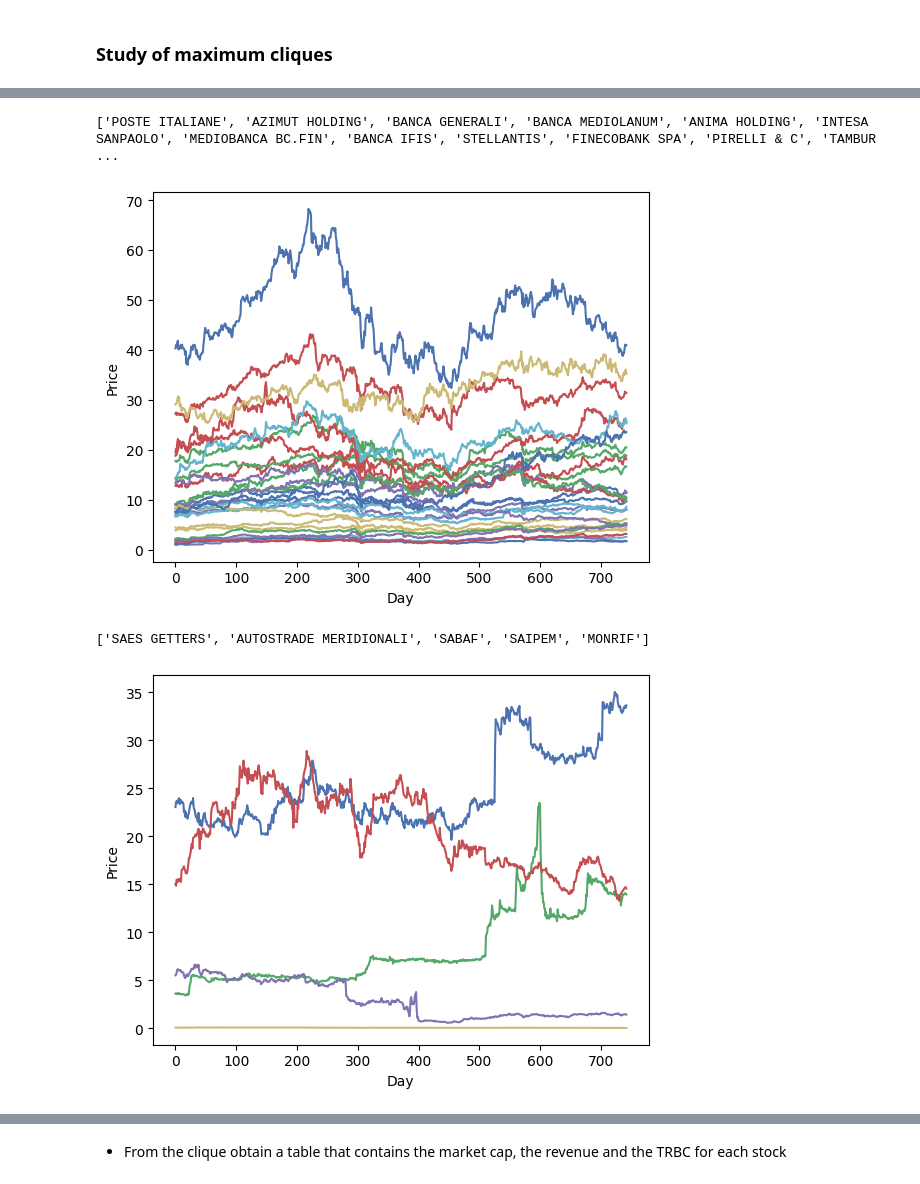
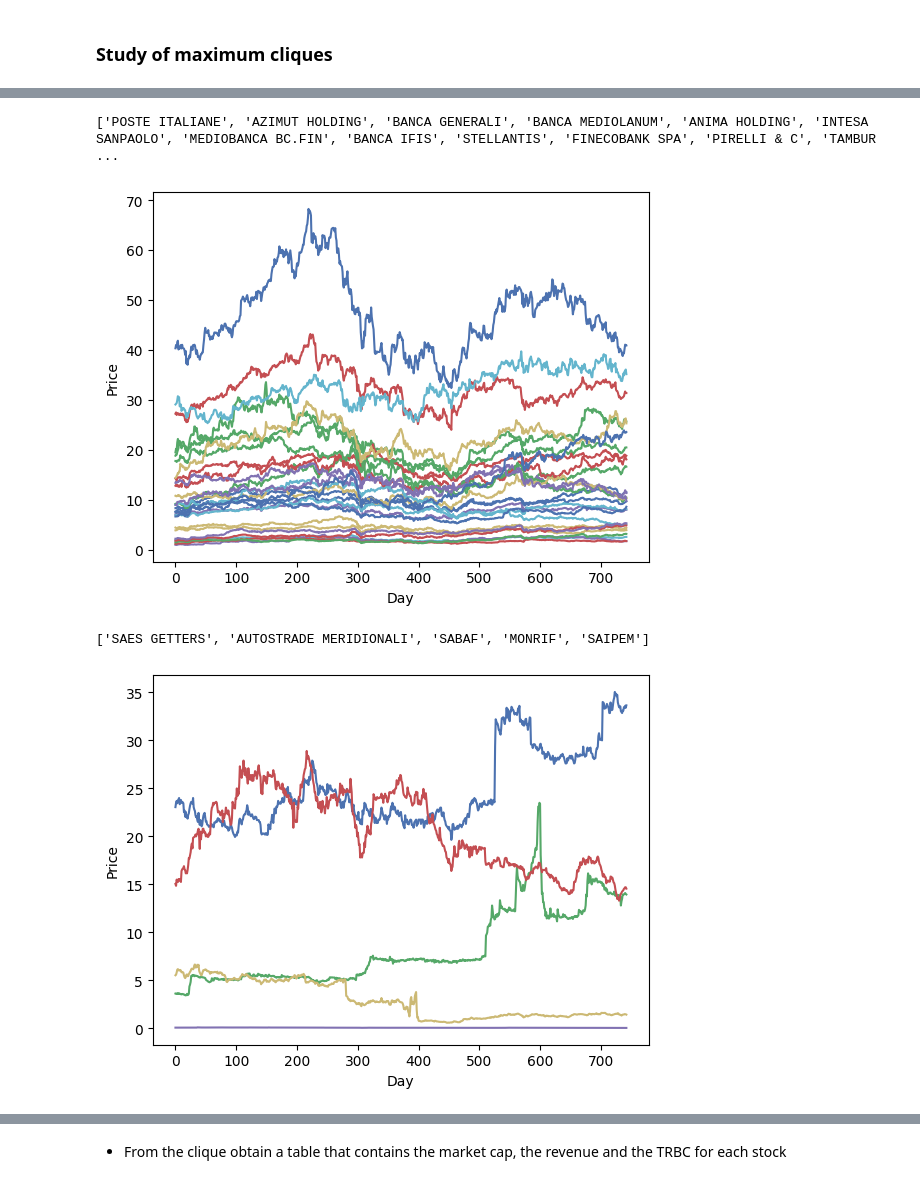
Before and after one commit to NiccoloMarzi/Financial-Network-Analysis, a Jupyter notebook: SNA_project.ipynb, the cells around one changed output, grey strips where cells are left out. Saved outputs shown, nothing was run; the diff lists cells and outputs as text; code cells hidden in the pictures.

```diff
--- a/SNA_project.ipynb
+++ b/SNA_project.ipynb
@@ -220,7 +220,7 @@ def build_graph(df, name):
       elif name == "Low correlation graph":
         for node in df.index:
           for connected_node, weight in df.iloc[index]['Correlation_coefficients'].items():
-            if weight >= LOW_THRESHOLD and weight <= MID_THRESHOLD:
+            if weight > LOW_THRESHOLD and weight <= MID_THRESHOLD:
               G.add_node(node)
               G.add_edge(node, connected_node, weight=weight)
           index += 1
@@ -476,10 +476,10 @@ def plot_prices(df, G, cliques, variable, n_clique=None):
 graph_HG = plot_prices(df, HG, CLIQUES, 'Daily_price',0)
 # %% [output]
 ['POSTE ITALIANE', 'AZIMUT HOLDING', 'BANCA GENERALI', 'BANCA MEDIOLANUM', 'ANIMA HOLDING', 'INTESA SANPAOLO', 'MEDIOBANCA BC.FIN', 'BANCA IFIS', 'STELLANTIS', 'FINECOBANK SPA', 'PIRELLI & C', 'TAMBUR ...
-[figure, old version]
+[figure, new version]
 # %%
-graph_MG = plot_prices(df, MG, CLIQUES, 'Daily_price',38)
+graph_MG = plot_prices(df, MG, CLIQUES, 'Daily_price',29)
 # %% [output]
-['SAES GETTERS', 'AUTOSTRADE MERIDIONALI', 'SABAF', 'SAIPEM', 'MONRIF']
+['SAES GETTERS', 'AUTOSTRADE MERIDIONALI', 'SABAF', 'MONRIF', 'SAIPEM']
-[figure, old version]
+[figure, new version]
 # %%
```
Also changed, not shown: parts of 13 cells of this notebook, 6 other files.
